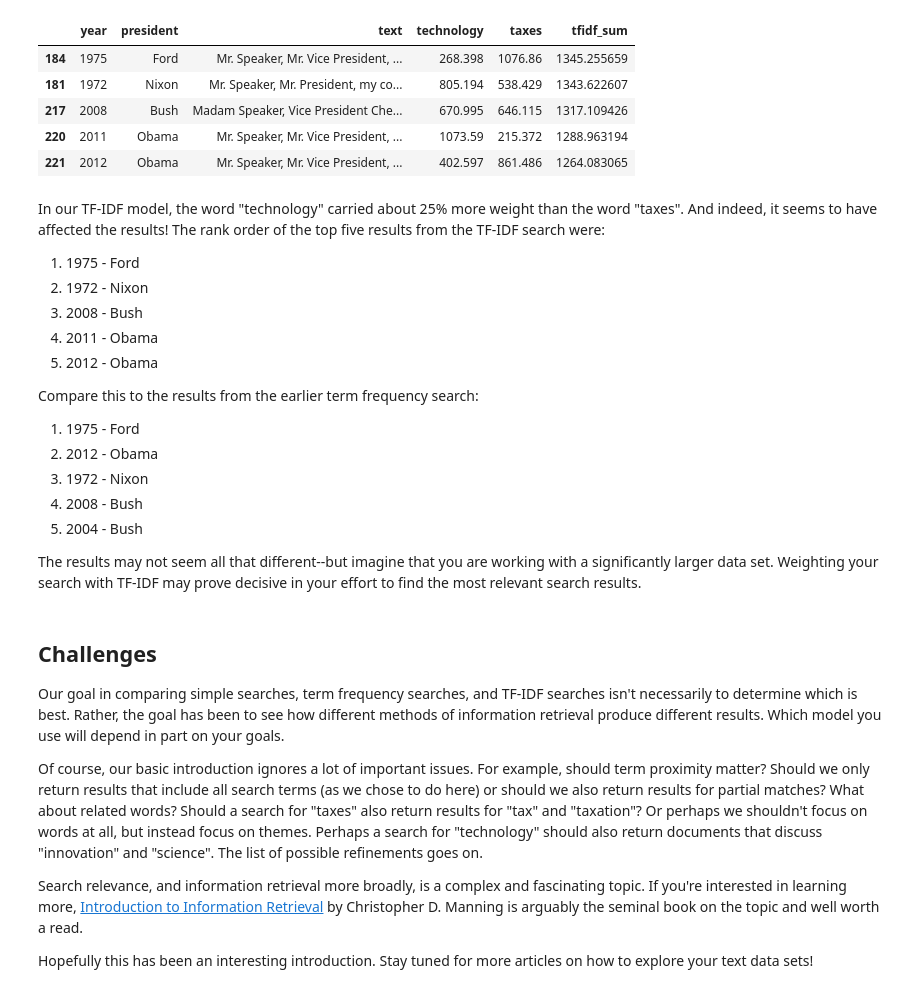
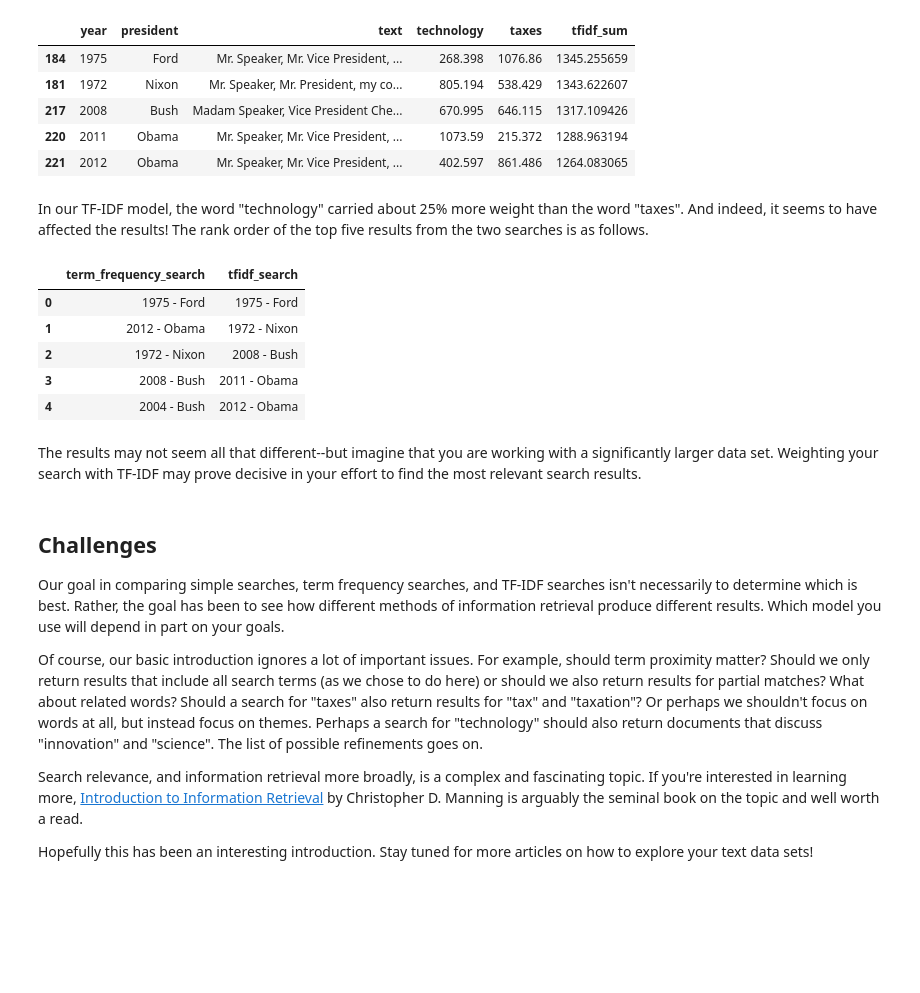
Before and after one commit to lemmalytica/lemmalytica-notebooks, a Jupyter notebook: search_relevance_models/search_relevance.ipynb, the cells around one changed output. Saved outputs shown, nothing was run; the diff lists cells and outputs as text; code cells hidden in the pictures; blank space fills up the shorter version.

Commit message:
update rank table

```diff
--- a/search_relevance_models/search_relevance.ipynb
+++ b/search_relevance_models/search_relevance.ipynb
@@ -143,12 +143,12 @@ To get started, we will need to tokenize our documents and build a dictionary fr
 # %%
-# load Spacy model
+# load spaCy model
 nlp = spacy.load("en_core_web_md")
 
 # tokenize documents
 def spacy_doc(model, text, lower=True):
     """
-    - Parameters: model (Spacy model), text (string), lower (bool).
-    - Returns: A Spacy Document object processed using the provided
+    - Parameters: model (spaCy model), text (string), lower (bool).
+    - Returns: A spaCy Document object processed using the provided
       model. Document is all lowercase if lower is True.
     """
     if lower:
@@ -160,7 +160,7 @@ sotu_docs = [spacy_doc(nlp, text) for text in sotu_df["text"]]
 # build dictionary
 def get_token_texts(doc):
     """
-    - Parameters: doc (Spacy Document object).
+    - Parameters: doc (spaCy Document object).
     - Returns: A list of strings based on the text value of each token
       in doc.
     """
@@ -169,7 +169,7 @@ def get_token_texts(doc):
 
 def build_dictionary(doc_list):
     """
-    - Parameters: doc_list (list of Spacy Document objects).
+    - Parameters: doc_list (list of spaCy Document objects).
     - Returns: A Gensim Dictionary, built using the tokens in each
       document contained in doc_list.
     """
@@ -184,7 +184,7 @@ Now that we have our tokenized documents, and our corpus dictionary (vocabulary)
 # build bag-of-words representations and a term-document matrix
 def build_corpus(doc_list, dictionary):
     """
-    - Parameters: doc_list (list of Spacy Document objects), dictionary
+    - Parameters: doc_list (list of spaCy Document objects), dictionary
       (Gensim Dictionary object).
     - Returns: A list of documents in bag-of-words format, containing
       tuples with (token_id, token_count) for each token in the text.
@@ -193,7 +193,7 @@ def build_corpus(doc_list, dictionary):
 
 def build_td_matrix(doc_list, dictionary):
     """
-    - Parameters: doc_list (list of Spacy Document objects), dictionary
+    - Parameters: doc_list (list of spaCy Document objects), dictionary
       (Gensim Dictionary object).
     - Returns: A term-document matrix in the form of a 2D NumPy Array,
       where each row contains the count of a token in the corresponding
@@ -211,7 +211,7 @@ def build_td_matrix(doc_list, dictionary):
 
 def build_term_document_df(doc_list, dictionary):
     """
-    - Parameters: doc_list (list of Spacy Document objects), dictionary
+    - Parameters: doc_list (list of spaCy Document objects), dictionary
       (Gensim Dictionary object).
     - Returns a term-document matrix in the form of a Pandas Dataframe,
       where each row is a document and each column is a token. Values in
@@ -303,8 +303,7 @@ def document_frequency(td_df, term: str):
     - Parameters: td_df (Pandas DataFrame) representing a term-document
       matrix, and term (string).
     - Returns: The document frequency value showing the number of
-      documents
-      in td_df where term occurs at least once.
+      documents in td_df where term occurs at least once.
     """
     return td_df[td_df[term] > 0].shape[0]
 
@@ -399,23 +398,34 @@ Num results for query 'technology taxes': 38
 | 217 | 2008 | Bush | Madam Speaker, Vice President Che... | 670.995 | 646.115 | 1317.109426 |
 | 220 | 2011 | Obama | Mr. Speaker, Mr. Vice President, ... | 1073.59 | 215.372 | 1288.963194 |
 | 221 | 2012 | Obama | Mr. Speaker, Mr. Vice President, ... | 402.597 | 861.486 | 1264.083065 |
+# %% [markdown]
+In our TF-IDF model, the word "technology" carried about 25% more weight than the word "taxes". And indeed, it seems to have affected the results! The rank order of the top five results from the two searches is as follows.
+# %%
+td_results = search_td_df(sotu_td_df, sotu_df, search_term) \
+    .head(5).reset_index(drop=True)
+td_results["term_frequency_search"] = td_results["year"].astype(str) \
+    + " - " + td_results["president"]
+
+tfidf_results = search_tfidf_df(sotu_tfidf_df, sotu_df, search_term) \
+    .head(5).reset_index(drop=True)
+tfidf_results["tfidf_search"] = tfidf_results["year"].astype(str) \
+    + " - " + tfidf_results["president"]
+
+top_5 = td_results[["term_frequency_search"]].merge(
+    tfidf_results[["tfidf_search"]],
+    left_index=True,
+    right_index=True
+)
+
+top_5
+# %% [output]
+|  | term_frequency_search | tfidf_search |
+| 0 | 1975 - Ford | 1975 - Ford |
+| 1 | 2012 - Obama | 1972 - Nixon |
+| 2 | 1972 - Nixon | 2008 - Bush |
+| 3 | 2008 - Bush | 2011 - Obama |
+| 4 | 2004 - Bush | 2012 - Obama |
 # %% [markdown]
-In our TF-IDF model, the word "technology" carried about 25% more weight than the word "taxes". And indeed, it seems to have affected the results! The rank order of the top five results from the TF-IDF search were:
-
-1. 1975 - Ford
-3. 1972 - Nixon
-2. 2008 - Bush
-4. 2011 - Obama
-5. 2012 - Obama
-
-Compare this to the results from the earlier term frequency search:
-
-1.  1975 - Ford
-2.  2012 - Obama
-3.  1972 - Nixon
-4.  2008 - Bush
-5.  2004 - Bush
-
 The results may not seem all that different--but imagine that you are working with a significantly larger data set. Weighting your search with TF-IDF may prove decisive in your effort to find the most relevant search results.
 # %% [markdown]
 ## Challenges
```
Also changed, not shown: parts of 3 cells of this notebook.
